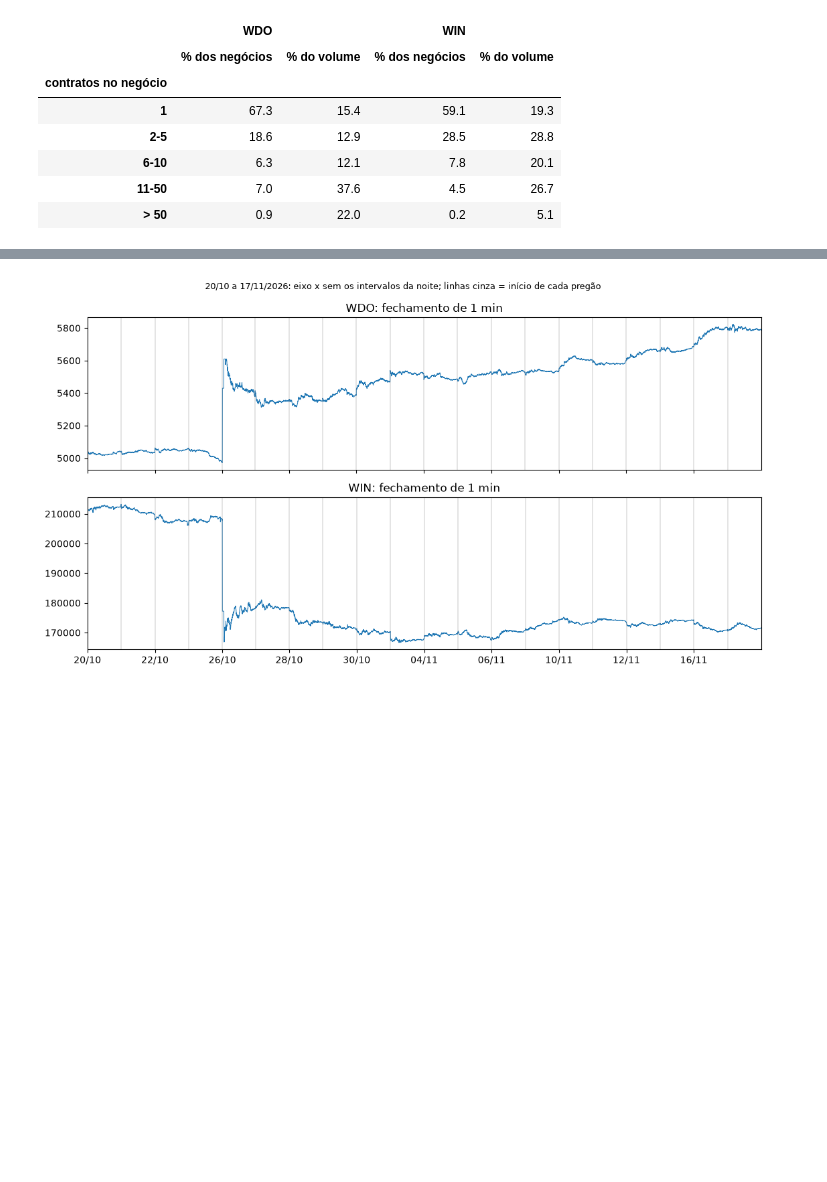
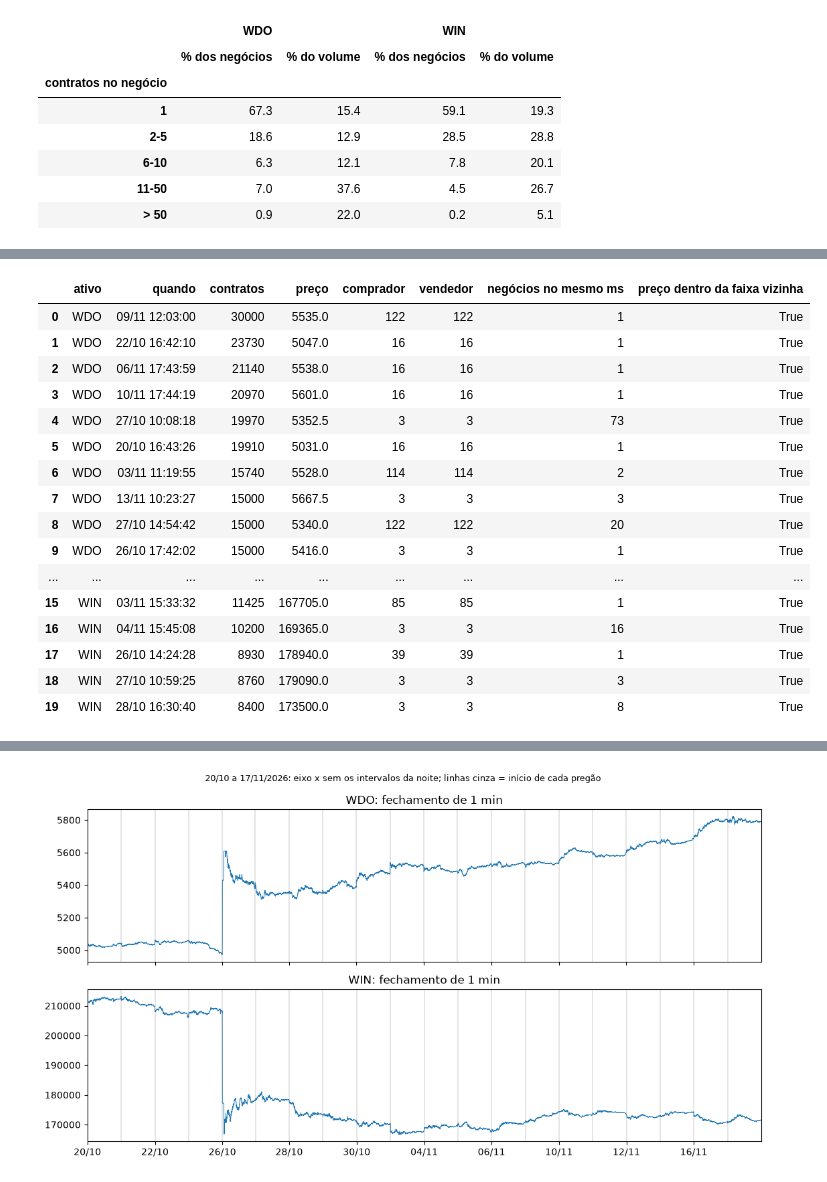
Before and after one commit to marcosemn/islp-b3-futures, a Jupyter notebook: notebooks/00_exploracao_wdo_win.ipynb, the cells around one changed output, grey strips where cells are left out. Saved outputs shown, nothing was run; the diff lists cells and outputs as text; code cells hidden in the pictures; blank space fills up the shorter version.

```diff
--- a/notebooks/00_exploracao_wdo_win.ipynb
+++ b/notebooks/00_exploracao_wdo_win.ipynb
@@ -111,0 +171,21 @@ WIN: média 3.1 contratos por negócio, mediana 1, maior negócio 25,000
+# %%
+partes = []
+for f in sorted((PROCESSED_DIR / "trades").glob("*.parquet")):
+    d = pd.read_parquet(f, columns=["ts", "root", "qty", "buyer", "seller"])
+    d["mesma_corretora"] = d["buyer"].astype(str) == d["seller"].astype(str)
+    # leilão de abertura: os negócios do primeiro milissegundo do pregão
+    d["leilao_abertura"] = d["ts"] == d.groupby("root", observed=True)["ts"].transform("min")
+    partes.append(d[["root", "qty", "mesma_corretora", "leilao_abertura"]])
+d = pd.concat(partes)
+
+quem = {}
+for root, g in d.groupby("root", observed=True):
+    faixa = pd.cut(g["qty"], [0, 1, 10, 100, 1000, 5000, np.inf],
+                   labels=["1", "2-10", "11-100", "101-1000", "1001-5000", "> 5000"])
+    r = g.groupby(faixa, observed=False)
+    quem[(root, "negócios")] = r.size()
+    quem[(root, "% mesma corretora")] = 100 * r["mesma_corretora"].mean()
+    quem[(root, "% no leilão de abertura")] = 100 * r["leilao_abertura"].mean()
+    vol = 100 * g.loc[g["mesma_corretora"], "qty"].sum() / g["qty"].sum()
+    print(f"{root}: {vol:.1f}% do volume em negócios com a mesma corretora dos dois lados")
+pd.DataFrame(quem).rename_axis("contratos no negócio").round(1)
@@ -111,0 +215,36 @@ WIN: média 3.1 contratos por negócio, mediana 1, maior negócio 25,000
+# %%
+# os 10 maiores negócios de cada ativo e o que havia em volta deles
+linhas = []
+for f in sorted((PROCESSED_DIR / "trades").glob("*.parquet")):
+    d = pd.read_parquet(f, columns=["ts", "root", "price", "qty", "buyer", "seller"])
+    for root, g in d.groupby("root", observed=True):
+        g = g.reset_index(drop=True)
+        for i in g.nlargest(10, "qty").index:
+            viz = g["price"].iloc[max(i - 50, 0):i + 51]                    # 50 negócios antes e 50 depois
+            no_ms = g[g["ts"] == g.at[i, "ts"]]
+            linhas.append({"ativo": root, "quando": g.at[i, "ts"], "contratos": g.at[i, "qty"], "preço": g.at[i, "price"],
+                           "comprador": g.at[i, "buyer"], "vendedor": g.at[i, "seller"],
+                           "negócios no mesmo ms": len(no_ms),
+                           "preço dentro da faixa vizinha": viz.min() <= g.at[i, "price"] <= viz.max()})
+maiores = (pd.DataFrame(linhas).sort_values("contratos", ascending=False).groupby("ativo").head(10)
+           .sort_values(["ativo", "contratos"], ascending=[True, False]).reset_index(drop=True))
+maiores["quando"] = maiores["quando"].dt.strftime("%d/%m %H:%M:%S")
+maiores
+# %% [output]
+|  | ativo | quando | contratos | preço | comprador | vendedor | negócios no mesmo ms | preço dentro da faixa vizinha |
+| 0 | WDO | 09/11 12:03:00 | 30000 | 5535.0 | 122 | 122 | 1 | True |
+| 1 | WDO | 22/10 16:42:10 | 23730 | 5047.0 | 16 | 16 | 1 | True |
+| 2 | WDO | 06/11 17:43:59 | 21140 | 5538.0 | 16 | 16 | 1 | True |
+| 3 | WDO | 10/11 17:44:19 | 20970 | 5601.0 | 16 | 16 | 1 | True |
+| 4 | WDO | 27/10 10:08:18 | 19970 | 5352.5 | 3 | 3 | 73 | True |
+| 5 | WDO | 20/10 16:43:26 | 19910 | 5031.0 | 16 | 16 | 1 | True |
+| 6 | WDO | 03/11 11:19:55 | 15740 | 5528.0 | 114 | 114 | 2 | True |
+| 7 | WDO | 13/11 10:23:27 | 15000 | 5667.5 | 3 | 3 | 3 | True |
+| 8 | WDO | 27/10 14:54:42 | 15000 | 5340.0 | 122 | 122 | 20 | True |
+| 9 | WDO | 26/10 17:42:02 | 15000 | 5416.0 | 3 | 3 | 1 | True |
+| ... | ... | ... | ... | ... | ... | ... | ... | ... |
+| 15 | WIN | 03/11 15:33:32 | 11425 | 167705.0 | 85 | 85 | 1 | True |
+| 16 | WIN | 04/11 15:45:08 | 10200 | 169365.0 | 3 | 3 | 16 | True |
+| 17 | WIN | 26/10 14:24:28 | 8930 | 178940.0 | 39 | 39 | 1 | True |
+| 18 | WIN | 27/10 10:59:25 | 8760 | 179090.0 | 3 | 3 | 3 | True |
+| 19 | WIN | 28/10 16:30:40 | 8400 | 173500.0 | 3 | 3 | 8 | True |
```
Also changed, not shown: parts of 17 cells of this notebook, 1 other file.
